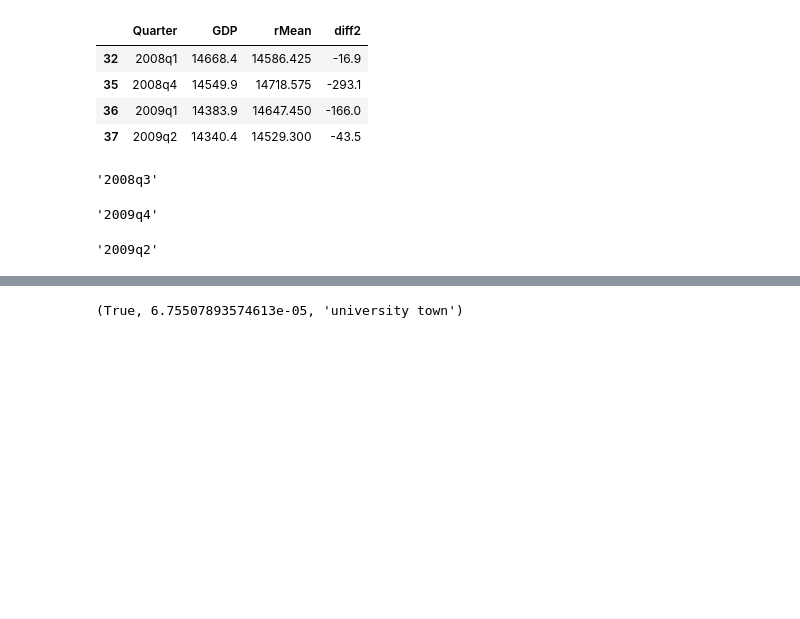
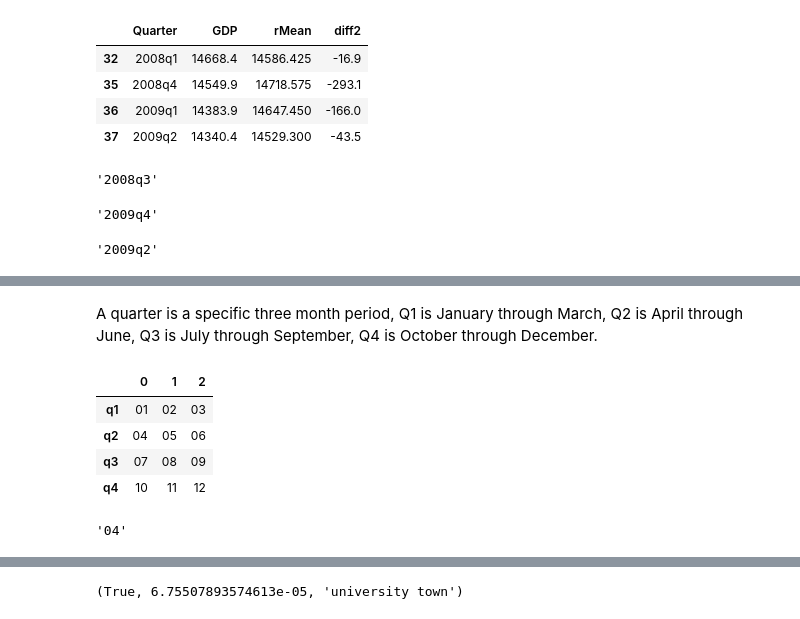
Before and after one commit to aicharya/DSA_Python, a Jupyter notebook: HypothesisTestingAssignment4_AnswersWithoutCode(CMB Summission)-.ipynb, the cells around one changed output, grey strips where cells are left out. Saved outputs shown, nothing was run; the diff lists cells and outputs as text; code cells hidden in the pictures; blank space fills up the shorter version.

```diff
--- a/HypothesisTestingAssignment4_AnswersWithoutCode(CMB Summission)-.ipynb
+++ b/HypothesisTestingAssignment4_AnswersWithoutCode(CMB Summission)-.ipynb
@@ -518,0 +559,18 @@ get_recession_bottom()
+# %% [markdown]
+A quarter is a specific three month period, Q1 is January through March, Q2 is April through June, Q3 is July through September, Q4 is October through December.
+# %%
+d = {
+    'q1' : [ '01', '02', '03' ],
+    'q2' : [ '04', '05', '06' ],
+    'q3' : [ '07', '08', '09' ],
+    'q4' : [ '10', '11', '12' ]
+}
+
+qDF = pd.DataFrame(data=d).transpose()
+qDF
+# %% [output]
+|  | 0 | 1 | 2 |
+| q1 | 01 | 02 | 03 |
+| q2 | 04 | 05 | 06 |
+| q3 | 07 | 08 | 09 |
+| q4 | 10 | 11 | 12 |
@@ -519,3 +581,7 @@ get_recession_bottom()
+# %%
+monthToQtr('1996-04')
+# %% [output]
+'04'
 # %%
 def convert_housing_data_to_quarters():
     '''Converts the housing data to quarters and returns it as mean
```
Also changed, not shown: parts of 6 cells of this notebook.
